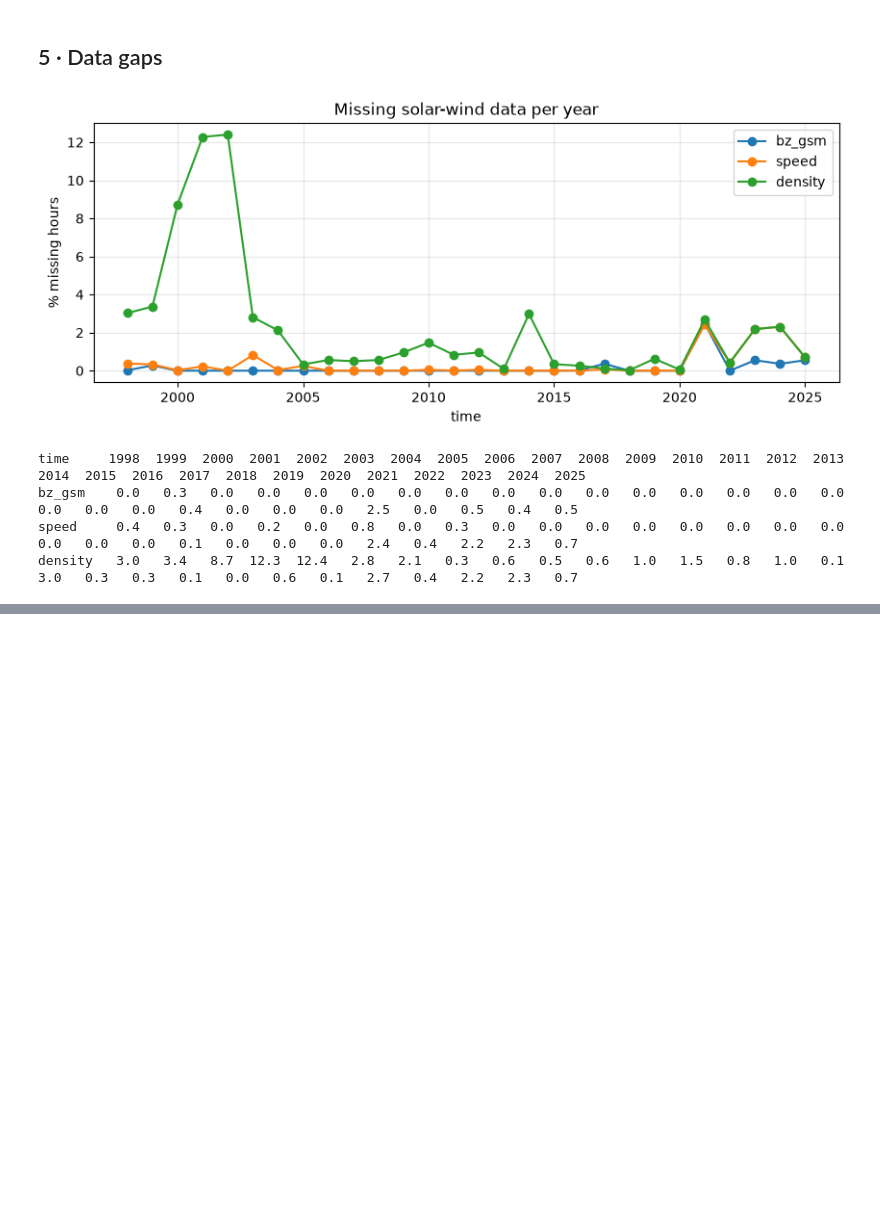
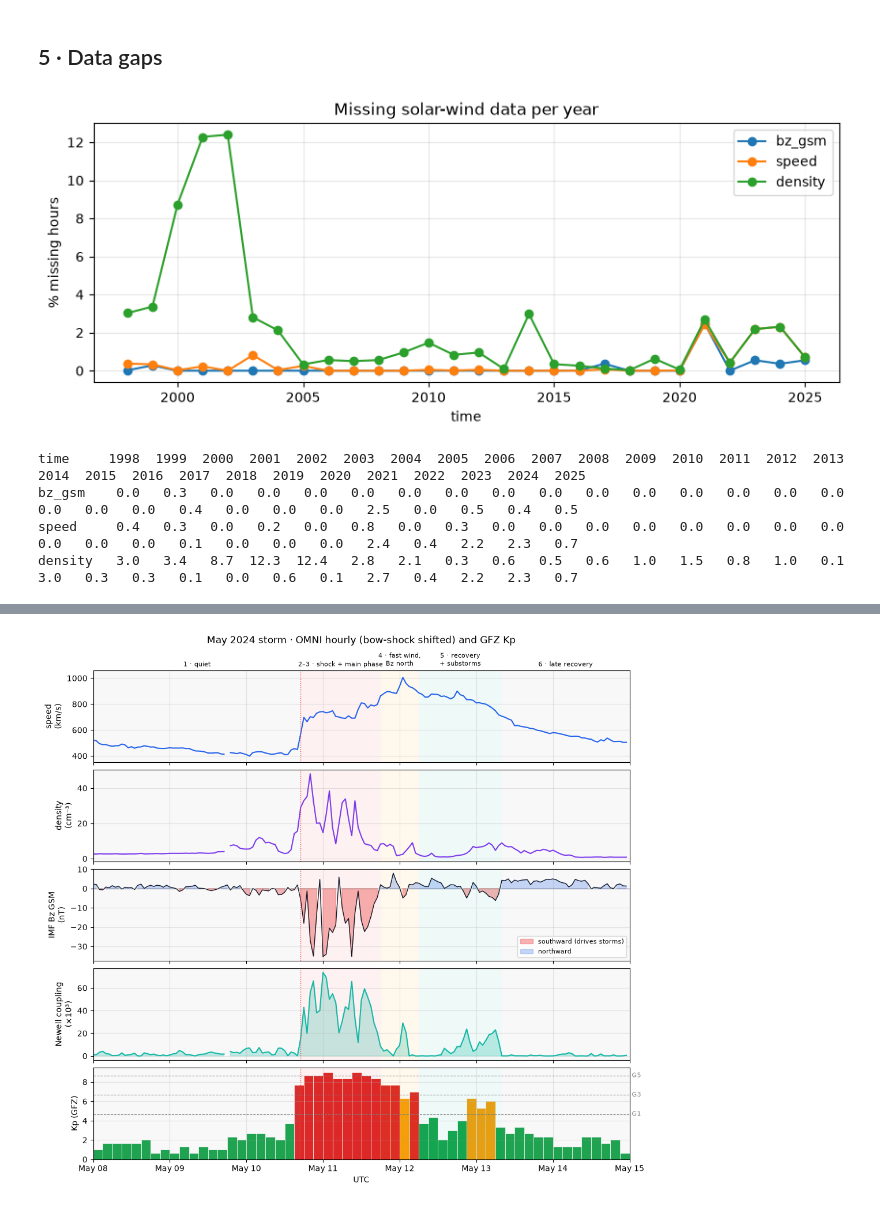
Before and after one commit to beyza1tozman/aurora-forecast, a Jupyter notebook: notebooks/01_eda.ipynb, the cells around one changed output, grey strips where cells are left out. Cells and saved outputs as stored; diff of their text form; code cells hidden in the pictures; blank space fills up the shorter version.

```diff
--- a/notebooks/01_eda.ipynb
+++ b/notebooks/01_eda.ipynb
@@ -187,0 +194,64 @@ density   3.0   3.4   8.7  12.3  12.4   2.8   2.1   0.3   0.6   0.5   0.6   1.0
+# %%
+storm =hourly.loc["2024-05-08":"2024-05-14"].copy()
+bt_s = np.hypot(storm.by_gsm, storm.bz_gsm)
+theta_s = np.arctan2(storm.by_gsm, storm.bz_gsm)
+storm["newell"] = storm.speed ** (4 / 3) * bt_s ** (2 / 3) * np.abs(np.sin(theta_s / 2)) ** (8 / 3)
+kp_storm = pd.read_parquet(PROCESSED_DIR / "kp_3h.parquet").loc["2024-05-08":"2024-05-14", "kp"]
+
+T = lambda s: pd.Timestamp(s, tz="UTC")
+phases = [  # (start, end, label, colour)
+    (T("2024-05-08"), T("2024-05-10 17:00"), "1 · quiet", "#9ca3af"),
+    (T("2024-05-10 17:00"), T("2024-05-11 18:00"), "2–3 · shock + main phase", "#ef4444"),
+    (T("2024-05-11 18:00"), T("2024-05-12 06:00"), "4 · fast wind,\nBz north", "#f59e0b"),
+    (T("2024-05-12 06:00"), T("2024-05-13 08:00"), "5 · recovery\n+ substorms", "#14b8a6"),
+    (T("2024-05-13 08:00"), T("2024-05-15"), "6 · late recovery", "#9ca3af"),
+]
+
+fig, axes = plt.subplots(5, 1, figsize=(12, 11), sharex=True, gridspec_kw={"hspace": 0.08})
+ax_v, ax_n, ax_bz, ax_c, ax_kp = axes
+
+ax_v.plot(storm.index, storm.speed, color="#2563eb")
+ax_v.set_ylabel("speed\n(km/s)")
+
+ax_n.plot(storm.index, storm.density, color="#7c3aed")
+ax_n.set_ylabel("density\n(cm⁻³)")
+
+ax_bz.plot(storm.index, storm.bz_gsm, color="#111827", lw=1)
+ax_bz.fill_between(storm.index, storm.bz_gsm, 0, where=storm.bz_gsm < 0, color="#ef4444", alpha=0.4, label="southward (drives storms)")
+ax_bz.fill_between(storm.index, storm.bz_gsm, 0, where=storm.bz_gsm > 0, color="#2563eb", alpha=0.25, label="northward")
+ax_bz.axhline(0, color="grey", lw=0.8)
+ax_bz.set_ylabel("IMF Bz GSM\n(nT)")
+ax_bz.legend(loc="lower right", fontsize=8)
+
+ax_c.plot(storm.index, storm.newell / 1e3, color="#14b8a6")
+ax_c.fill_between(storm.index, storm.newell / 1e3, color="#14b8a6", alpha=0.25)
+ax_c.set_ylabel("Newell coupling\n(×10³)")
+
+kp_colors = ["#16a34a" if k < 4.67 else "#f59e0b" if k < 6.67 else "#dc2626" for k in kp_storm]
+ax_kp.bar(kp_storm.index, kp_storm, width=pd.Timedelta("3h"), align="edge", color=kp_colors, edgecolor="white", lw=0.5)
+for level, name in [(5, "G1"), (7, "G3"), (9, "G5")]:
+    ax_kp.axhline(level - 1 / 3, color="grey", ls="--", lw=0.8)
+    ax_kp.text(T("2024-05-15"), level - 1 / 3, f" {name}", va="center", fontsize=8, color="grey")
+ax_kp.set_ylim(0, 9.5)
+ax_kp.set_ylabel("Kp (GFZ)")
+
+for ax in axes:
+    for start, end, _, colour in phases:
+        ax.axvspan(start, end, color=colour, alpha=0.07, lw=0)
+    ax.axvline(T("2024-05-10 17:00"), color="#ef4444", ls=":", lw=1)
+for start, end, label, _ in phases:
+    ax_v.text(start + (end - start) / 2, 1080, label, ha="center", va="bottom", fontsize=8)
+ax_v.set_ylim(350, 1060)
+ax_v.set_title("May 2024 storm · OMNI hourly (bow-shock shifted) and GFZ Kp", pad=34)
+
+ax_kp.set_xlim(T("2024-05-08"), T("2024-05-15"))
+ax_kp.xaxis.set_major_formatter(plt.matplotlib.dates.DateFormatter("%b %d"))
+ax_kp.set_xlabel("UTC")
+
+from aurora.config import ROOT
+
+(ROOT / "reports").mkdir(exist_ok=True)
+fig.savefig(ROOT / "reports" / "may2024_storm.png", dpi=150, bbox_inches="tight")
+plt.show()
+# %% [output]
+[figure, added]
```
Also changed, not shown: parts of 5 cells of this notebook, 1 other file.
